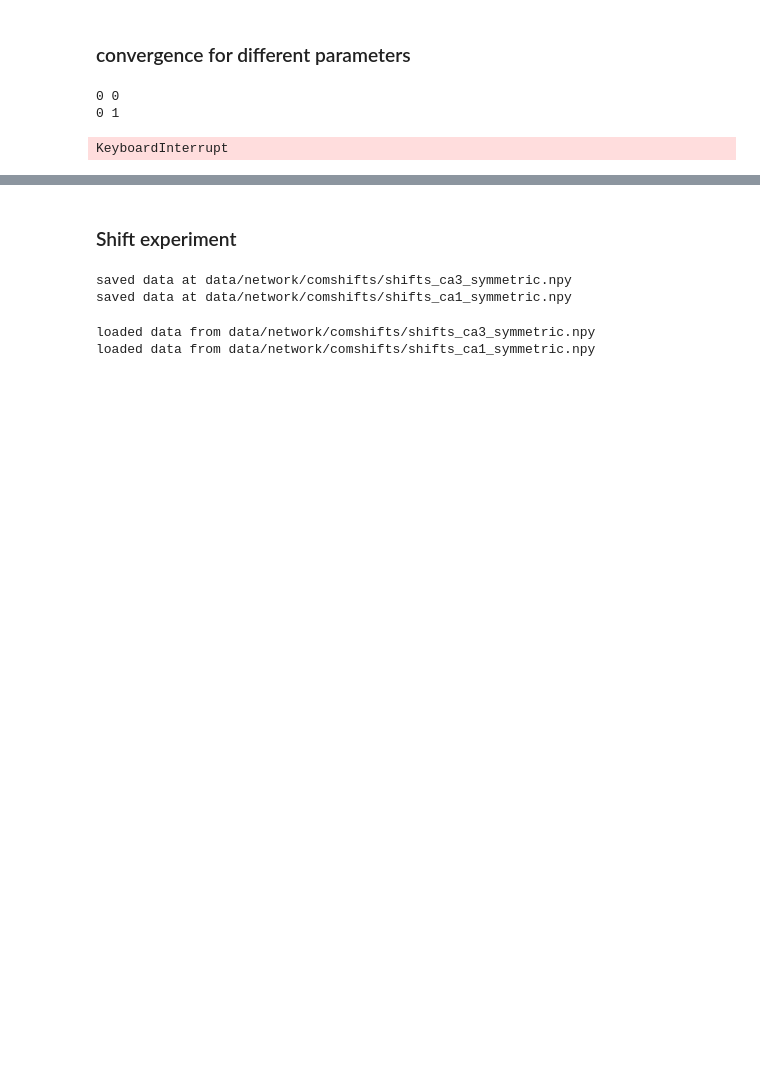
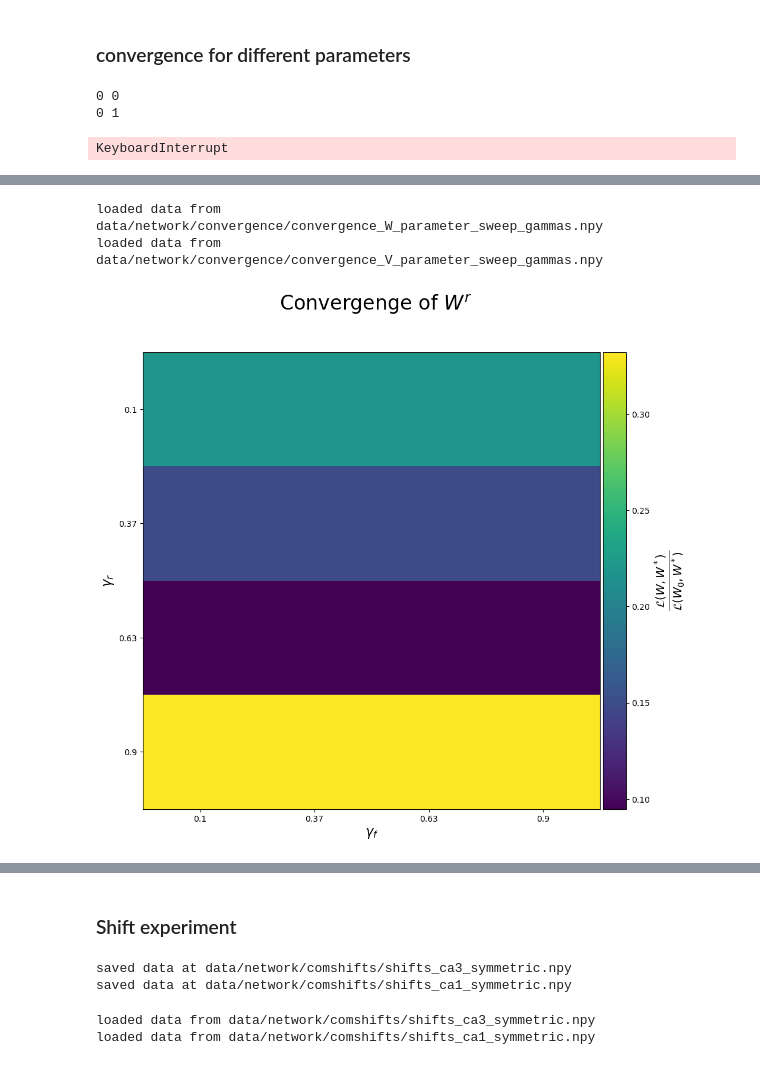
Before and after one commit to jakeck1/sympredlearning, a Jupyter notebook: nn_experiments.ipynb, the cells around one changed output, grey strips where cells are left out. Cells and saved outputs as stored; diff of their text form; code cells hidden in the pictures; blank space fills up the shorter version.

Commit message:
some changes in plotting parameters etc.

```diff
--- a/nn_experiments.ipynb
+++ b/nn_experiments.ipynb
@@ -282,0 +283,15 @@ loaded data from data/network/convergence/convergence_V_parameter_sweep_w_negati
+# %%
+n = 4
+parameters = np.linspace(0.1, 0.9, n)
+
+
+suffices=['parameter_sweep_gammas']
+MW,MV = load_convergence_data(datapath,suffices=suffices)
+fig = plot_convergence_matrix(MW,parameters,logscale=False,title=r'Convergenge of $W^r$',xlabel = r'$\gamma_f$',ylabel = r'$\gamma_r$')
+plt.savefig(os.path.join(plotpath,'conv_matrix_W_gamma.png'),dpi=300)
+fig = plot_convergence_matrix(MV,parameters,logscale=False,title=r'Convergenge of $W^f$',xlabel = r'$\gamma_f$',ylabel = r'$\gamma_r$')
+plt.savefig(os.path.join(plotpath,'conv_matrix_V_gamma.png'),dpi=300)
+# %% [output]
+loaded data from data/network/convergence/convergence_W_parameter_sweep_gammas.npy
+loaded data from data/network/convergence/convergence_V_parameter_sweep_gammas.npy
+[figure, added]
```
Also changed, not shown: parts of 2 cells of this notebook, 7 other files.
